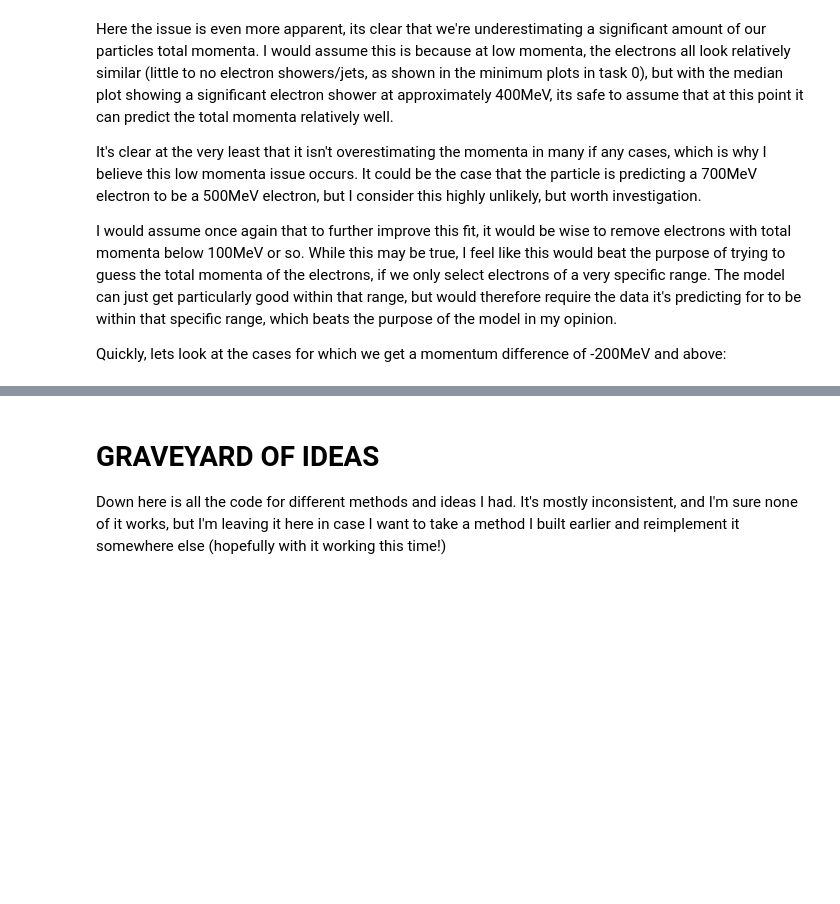
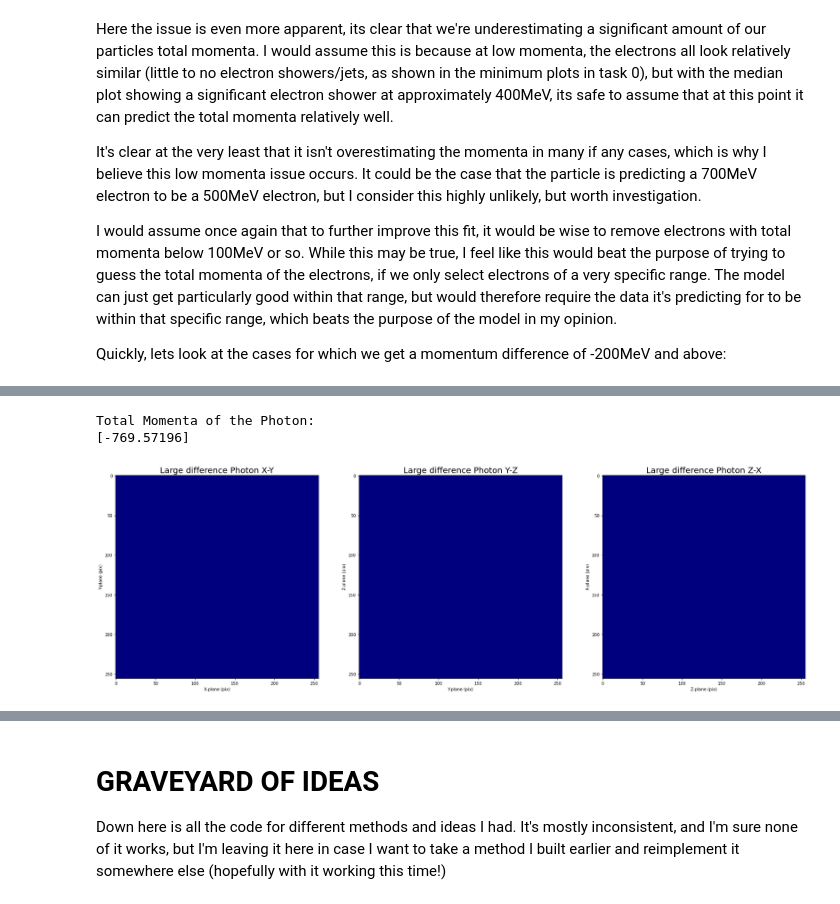
Before and after one commit to CasperMcTavish/DAML, a Jupyter notebook: Project1_ML.ipynb, the cells around one changed output, grey strips where cells are left out. Saved outputs shown, nothing was run; the diff lists cells and outputs as text; code cells hidden in the pictures; blank space fills up the shorter version.

```diff
--- a/Project1_ML.ipynb
+++ b/Project1_ML.ipynb
@@ -2088,0 +2351,25 @@ Next, we'll look at the last part which asks us to apply this model on photons.
+# %%
+# The first plotted image, just to double check that I'm not plotting it incorrectly.
+print("Total Momenta of the Photon: ")
+print(ph_reg_differences[ph_hi[0]])
+
+
+
+labels=["X-Y","Y-Z","Z-X"]
+ilist= toimage(ph_mom_image_test[ph_hi[0]])
+fig = plt.figure(figsize=(30,10))
+
+for index, image in enumerate(ilist):
+
+    plt.subplot(1,3,index+1)
+    #Show the image with imshow:
+    plt.imshow(image, interpolation='none',cmap='jet')
+    plt.xlabel('{}-plane (pix)'.format(labels[index].split("-")[0]))
+    plt.ylabel('{}-plane (pix)'.format(labels[index].split("-")[1]))
+    plt.title("Large difference Photon " + str(labels[index]), fontsize = 20)
+
+plt.show()
+# %% [output]
+Total Momenta of the Photon:
+[-769.57196]
+[figure, added]
```
Also changed, not shown: parts of 45 cells of this notebook, 5 other files.
